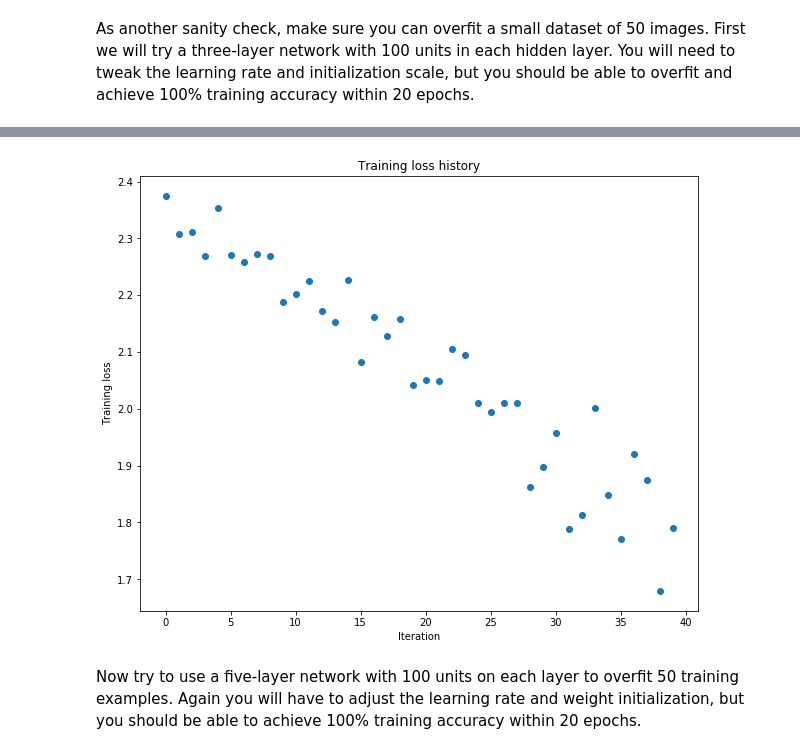
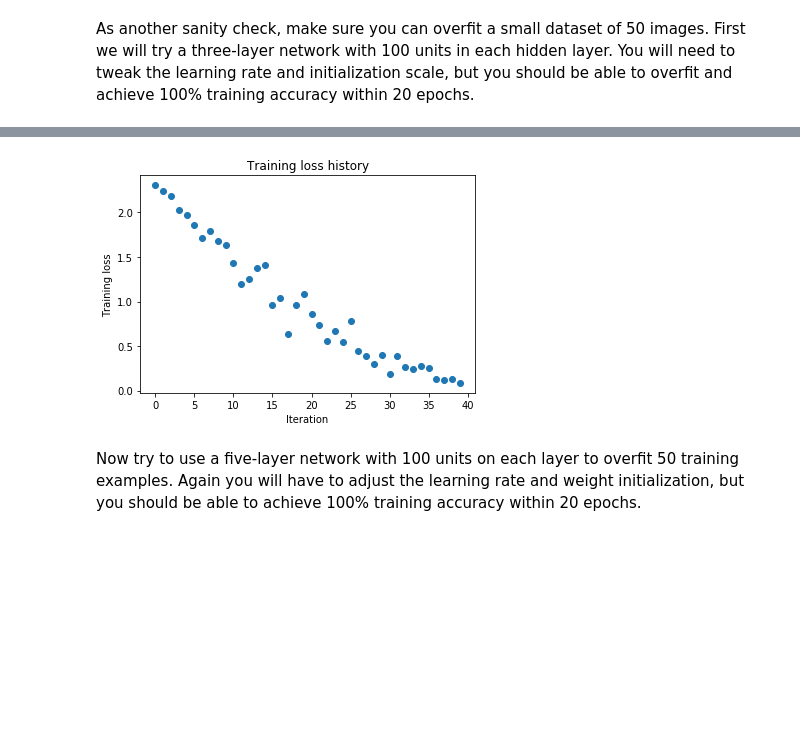
Before and after one commit to suicideBomber1/CS-231n-Assignment-2, a Jupyter notebook: FullyConnectedNets.ipynb, the cells around one changed output, grey strips where cells are left out. Drawn from its saved outputs; the diff is of its cells as text; code cells hidden in the pictures; blank space fills up the shorter version.

```diff
--- a/FullyConnectedNets.ipynb
+++ b/FullyConnectedNets.ipynb
@@ -447,7 +448,7 @@ small_data = {
 }
 
 weight_scale = 1e-2
-learning_rate = 1e-3
+learning_rate = 6.5e-3
 model = FullyConnectedNet([100, 100],
               weight_scale=weight_scale, dtype=np.float64)
 solver = Solver(model, small_data,
@@ -485,4 +486,4 @@ plt.show()
-[figure, old version]
+[figure, new version]
 # %% [markdown]
 Now try to use a five-layer network with 100 units on each layer to overfit 50 training examples. Again you will have to adjust the learning rate and weight initialization, but you should be able to achieve 100% training accuracy within 20 epochs.
 # %%
```
Also changed, not shown: parts of 11 cells of this notebook, 2 other files.
